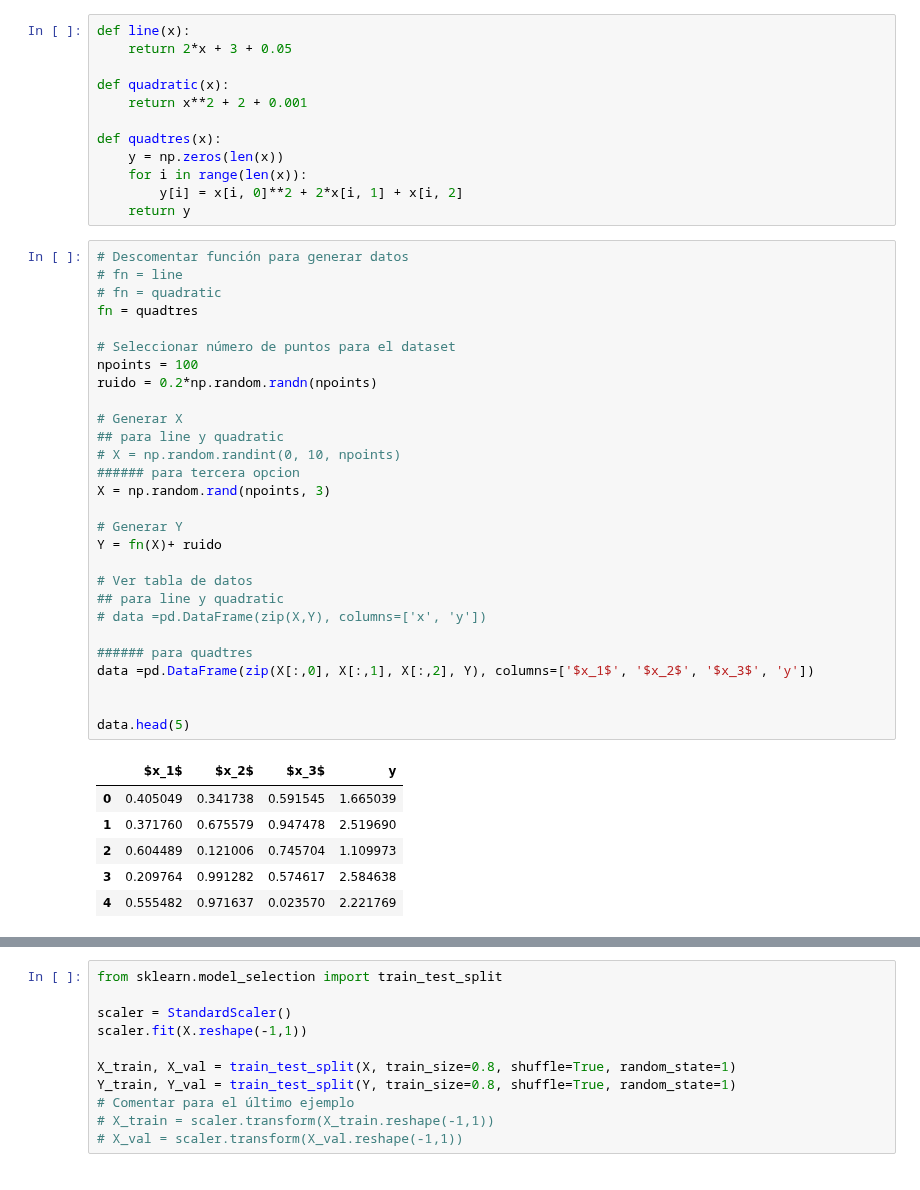
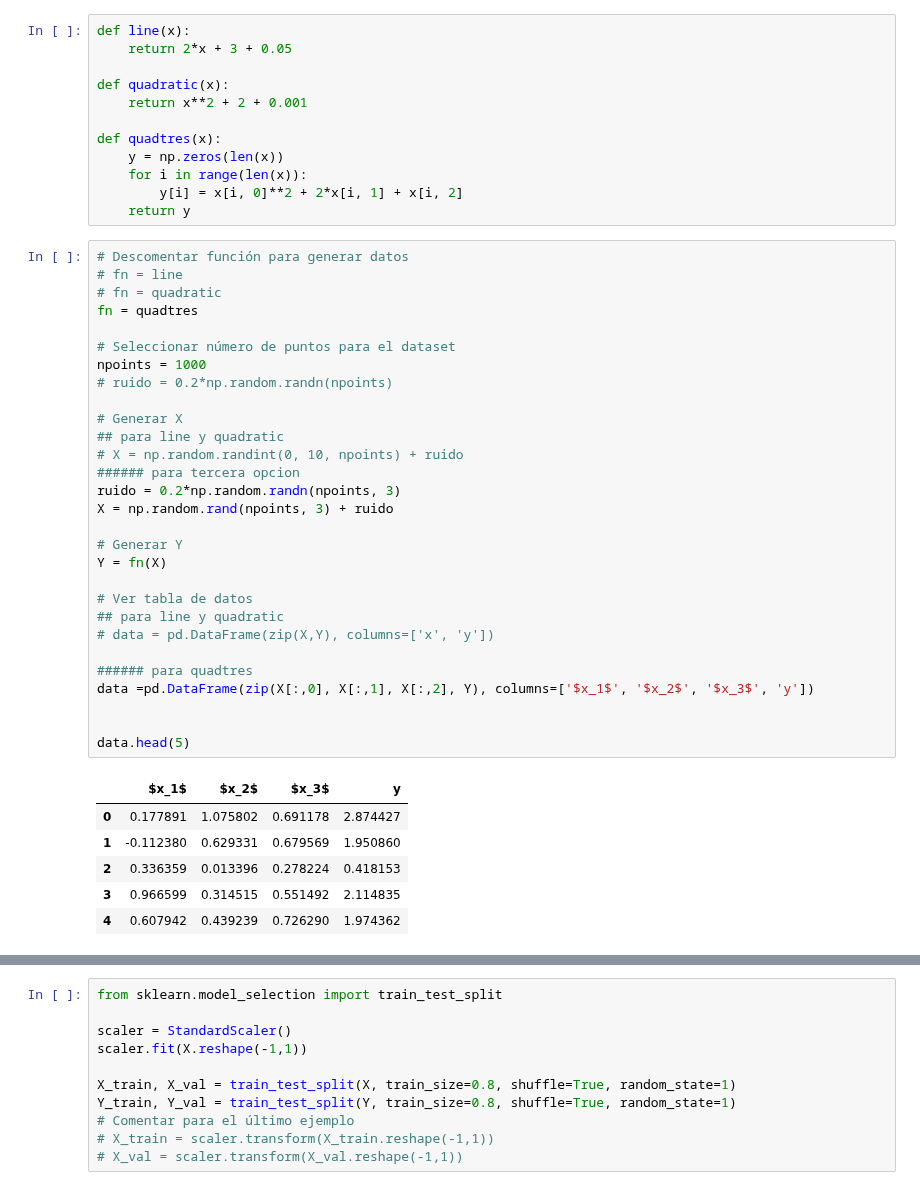
Before and after one commit to igomezv/DataScienceIntermedio, a Jupyter notebook: 4-1-Intro-a-redes-neuronales.ipynb, the cells around one changed output, grey strips where cells are left out. Drawn from its saved outputs; the diff is of its cells as text.

```diff
--- a/4-1-Intro-a-redes-neuronales.ipynb
+++ b/4-1-Intro-a-redes-neuronales.ipynb
@@ -82,38 +82,39 @@ def quadtres(x):
 # %%
 # Descomentar función para generar datos
 # fn = line
 # fn = quadratic
 fn = quadtres
 
 # Seleccionar número de puntos para el dataset
-npoints = 100
-ruido = 0.2*np.random.randn(npoints)
+npoints = 1000
+# ruido = 0.2*np.random.randn(npoints)
 
 # Generar X
 ## para line y quadratic
-# X = np.random.randint(0, 10, npoints)
+# X = np.random.randint(0, 10, npoints) + ruido
 ###### para tercera opcion
-X = np.random.rand(npoints, 3)
+ruido = 0.2*np.random.randn(npoints, 3)
+X = np.random.rand(npoints, 3) + ruido
 
 # Generar Y
-Y = fn(X)+ ruido
+Y = fn(X)
 
 # Ver tabla de datos
 ## para line y quadratic
-# data =pd.DataFrame(zip(X,Y), columns=['x', 'y'])
+# data = pd.DataFrame(zip(X,Y), columns=['x', 'y'])
 
 ###### para quadtres
 data =pd.DataFrame(zip(X[:,0], X[:,1], X[:,2], Y), columns=['$x_1$', '$x_2$', '$x_3$', 'y'])
 
 
 data.head(5)
 # %% [output]
 |  | $x_1$ | $x_2$ | $x_3$ | y |
-| 0 | 0.405049 | 0.341738 | 0.591545 | 1.665039 |
-| 1 | 0.371760 | 0.675579 | 0.947478 | 2.519690 |
-| 2 | 0.604489 | 0.121006 | 0.745704 | 1.109973 |
-| 3 | 0.209764 | 0.991282 | 0.574617 | 2.584638 |
-| 4 | 0.555482 | 0.971637 | 0.023570 | 2.221769 |
+| 0 | 0.177891 | 1.075802 | 0.691178 | 2.874427 |
+| 1 | -0.112380 | 0.629331 | 0.679569 | 1.950860 |
+| 2 | 0.336359 | 0.013396 | 0.278224 | 0.418153 |
+| 3 | 0.966599 | 0.314515 | 0.551492 | 2.114835 |
+| 4 | 0.607942 | 0.439239 | 0.726290 | 1.974362 |
 # %%
 # plt.scatter(X, Y)
 
```
Also changed, not shown: parts of 18 cells of this notebook.
